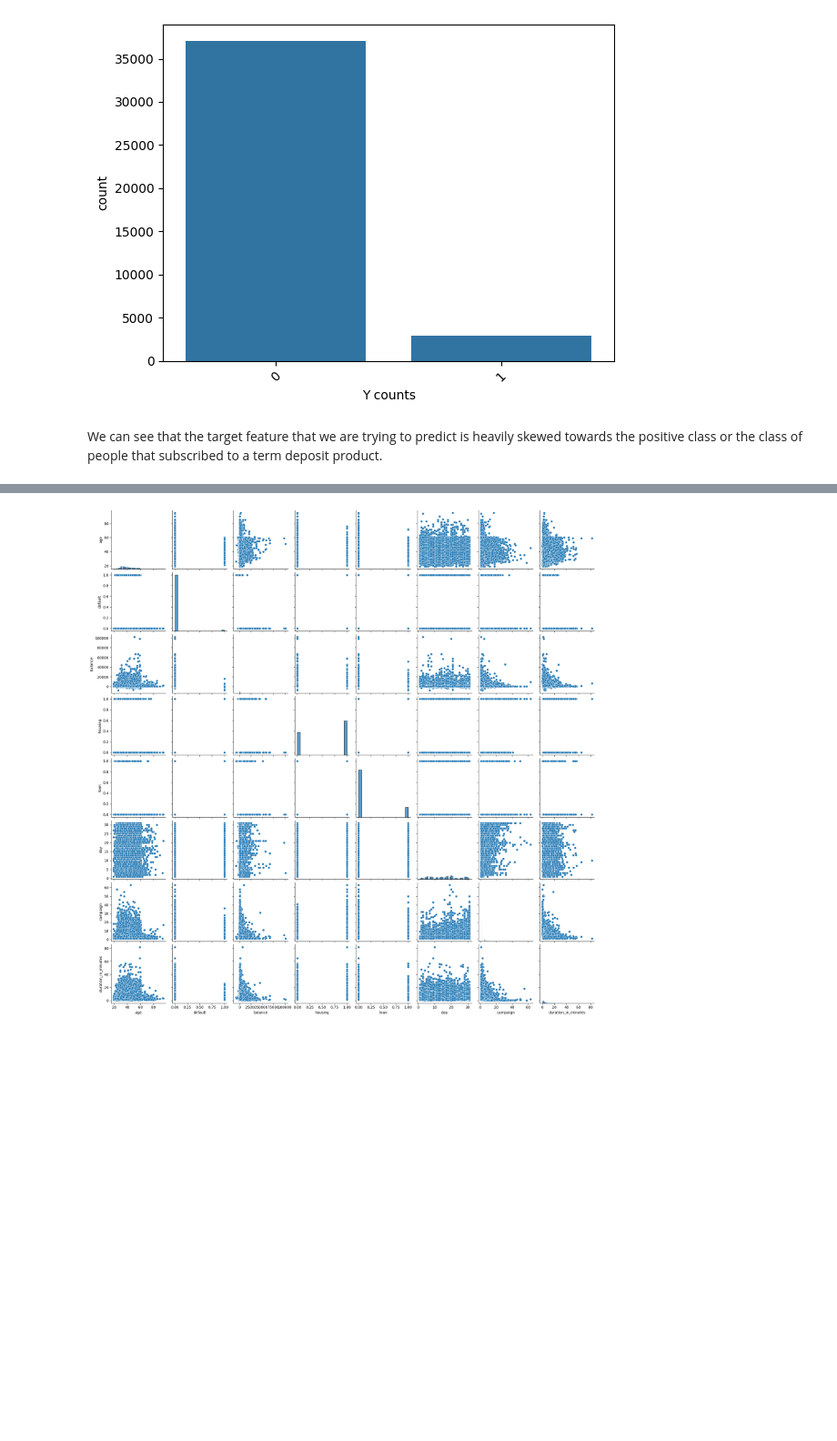
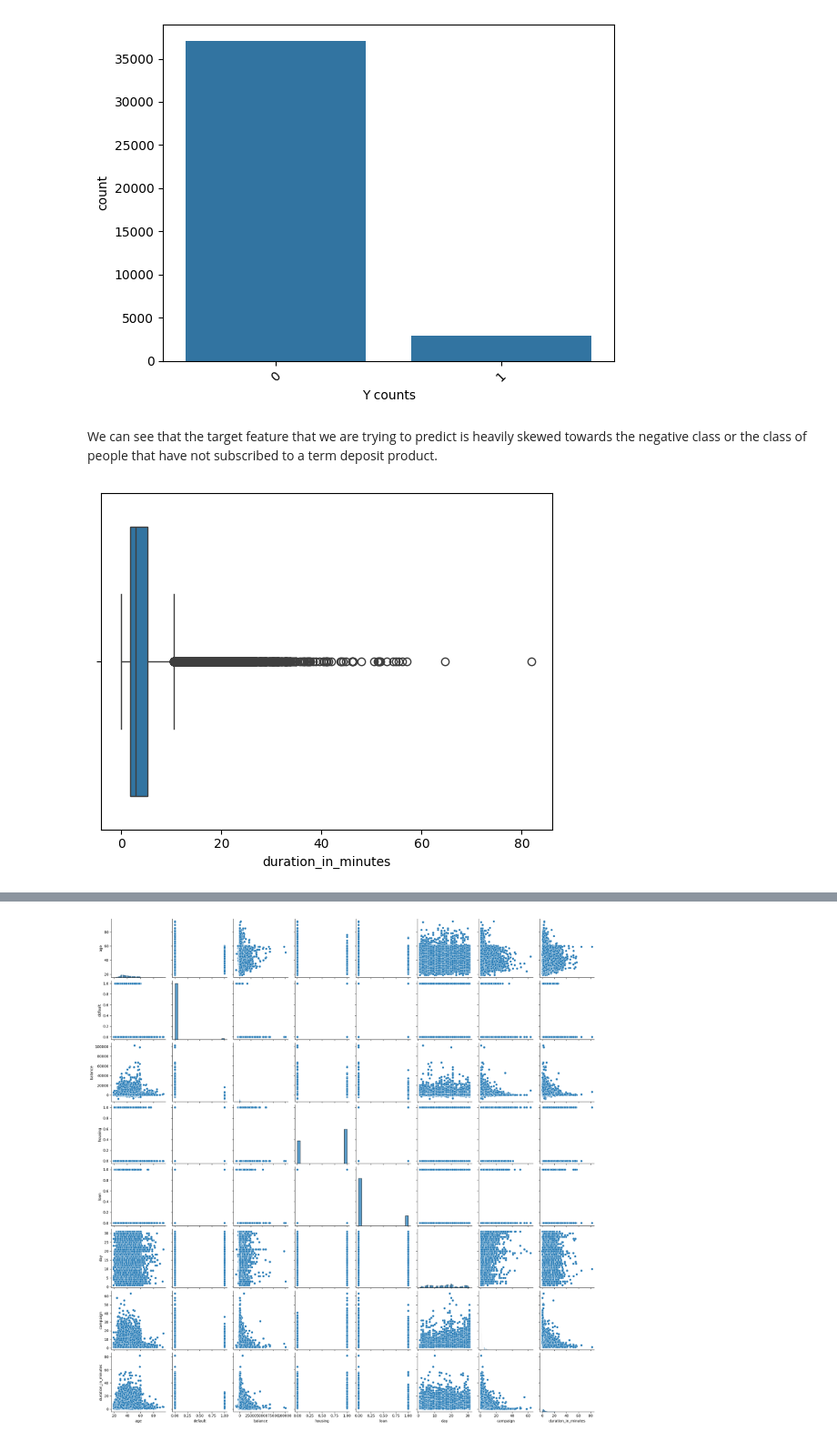
Before and after one commit to SmittyB00p/YeWM9P1Uy7KvrKRS, a Jupyter notebook: eda.ipynb, the cells around one changed output, grey strips where cells are left out. Shown at 91% size. Drawn from its saved outputs; the diff is of its cells as text; code cells hidden in the pictures; blank space fills up the shorter version.

```diff
--- a/eda.ipynb
+++ b/eda.ipynb
@@ -266,3 +328,14 @@ num_list.append('duration_in_minutes')
+# %%
+################# create a column that is duration_in_minutes...for interpretabilities sake #############
+
+df['duration_in_minutes'] = df['duration'] / 60
+
+num_list.remove('duration')
+num_list.append('duration_in_minutes')
+# print(df[['duration']].head())
+# print(df[['duration_in_minutes']].head())
+
+df.drop(columns='duration', axis=1, inplace=True)
 # %% [markdown]
 ### y (target feature)
 # %%
@@ -277,4 +350,9 @@ make_count_plot(df, 'y')
 # %% [output]
 [figure]
 # %% [markdown]
-We can see that the target feature that we are trying to predict is heavily skewed towards the positive class or the class of people that subscribed to a term deposit product.
+We can see that the target feature that we are trying to predict is heavily skewed towards the negative class or the class of people that have not subscribed to a term deposit product.
+# %%
+sns.boxplot(data=df, x='duration_in_minutes')
+plt.show()
+# %% [output]
+[figure, added]
```
Also changed, not shown: parts of 35 cells of this notebook.
